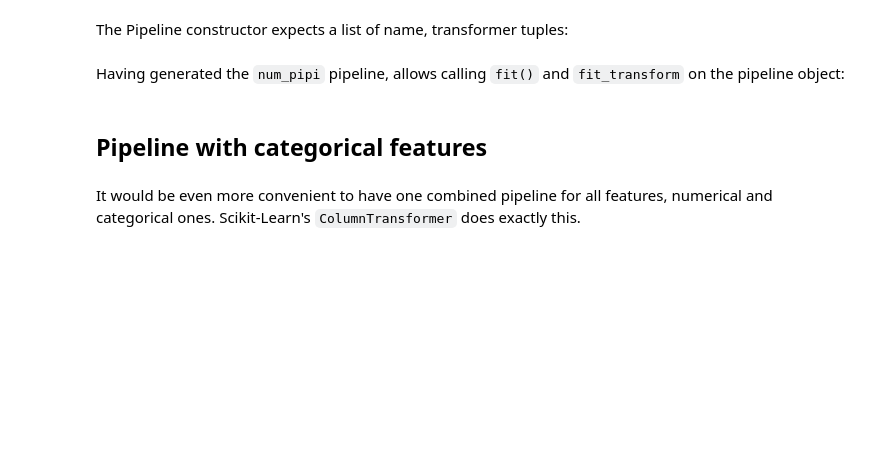
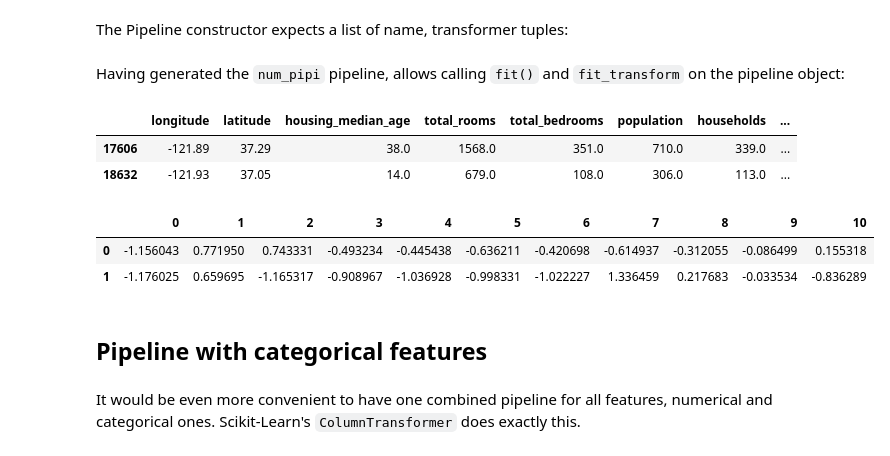
Before and after one commit to munich-ml/MLPy2020, a Jupyter notebook: 22_end2end_ml_project_dirty.ipynb, the cells around one changed output. Drawn from its saved outputs; the diff is of its cells as text; code cells hidden in the pictures; blank space fills up the shorter version.

```diff
--- a/22_end2end_ml_project_dirty.ipynb
+++ b/22_end2end_ml_project_dirty.ipynb
@@ -1019,8 +1027,20 @@ num_pipe = Pipeline([('imputer', SimpleImputer(strategy="median")),
                      ('std_scaler', StandardScaler())])
 # %% [markdown]
 Having generated the `num_pipi` pipeline, allows calling `fit()` and `fit_transform` on the pipeline object:
+# %%
+housing_num.head(2)
+# %% [output]
+|  | longitude | latitude | housing_median_age | total_rooms | total_bedrooms | population | households | ... |
+| 17606 | -121.89 | 37.29 | 38.0 | 1568.0 | 351.0 | 710.0 | 339.0 | ... |
+| 18632 | -121.93 | 37.05 | 14.0 | 679.0 | 108.0 | 306.0 | 113.0 | ... |
 # %%
 housing_num_tr = num_pipe.fit_transform(housing_num)
+# %%
+pd.DataFrame(housing_num_tr).head(2)
+# %% [output]
+|  | 0 | 1 | 2 | 3 | 4 | 5 | 6 | 7 | 8 | 9 | 10 |
+| 0 | -1.156043 | 0.771950 | 0.743331 | -0.493234 | -0.445438 | -0.636211 | -0.420698 | -0.614937 | -0.312055 | -0.086499 | 0.155318 |
+| 1 | -1.176025 | 0.659695 | -1.165317 | -0.908967 | -1.036928 | -0.998331 | -1.022227 | 1.336459 | 0.217683 | -0.033534 | -0.836289 |
 # %% [markdown]
 ## Pipeline with categorical features
 # %% [markdown]
```
Also changed, not shown: parts of 30 cells of this notebook.
